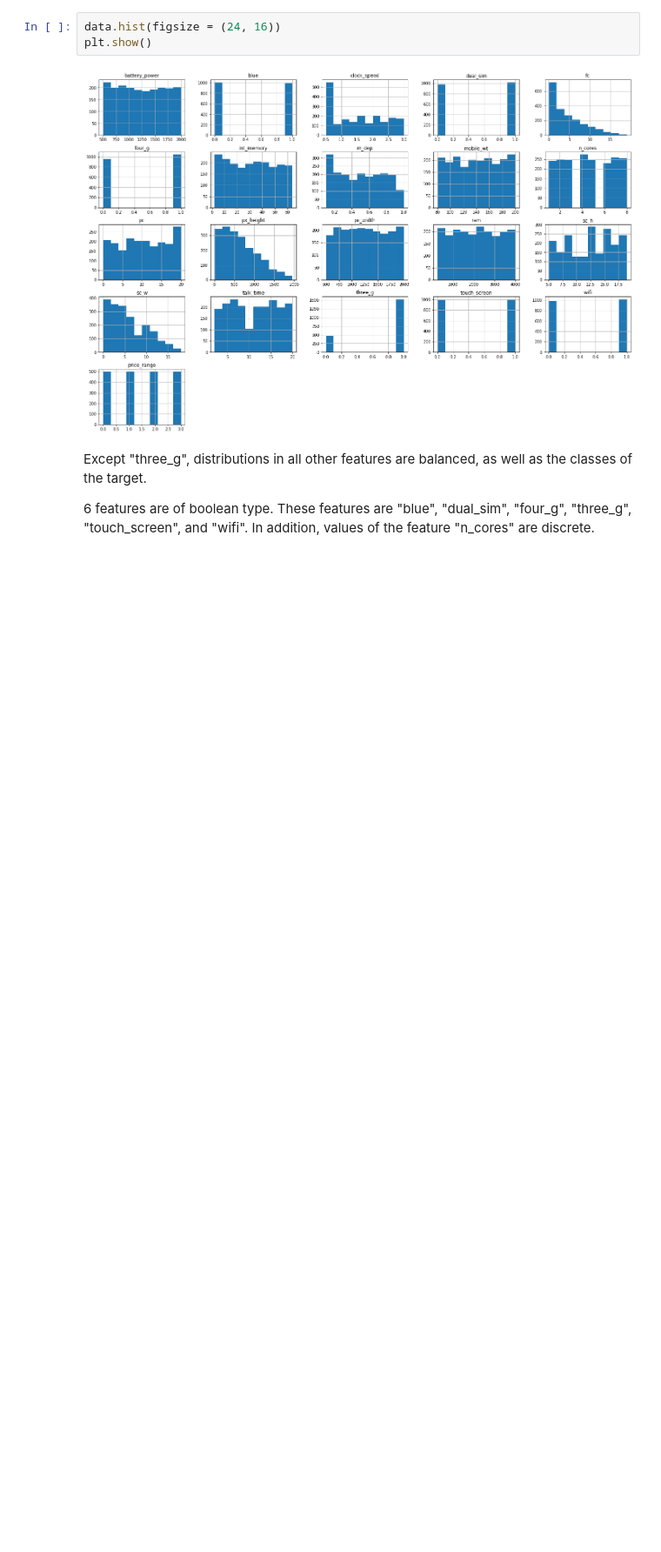
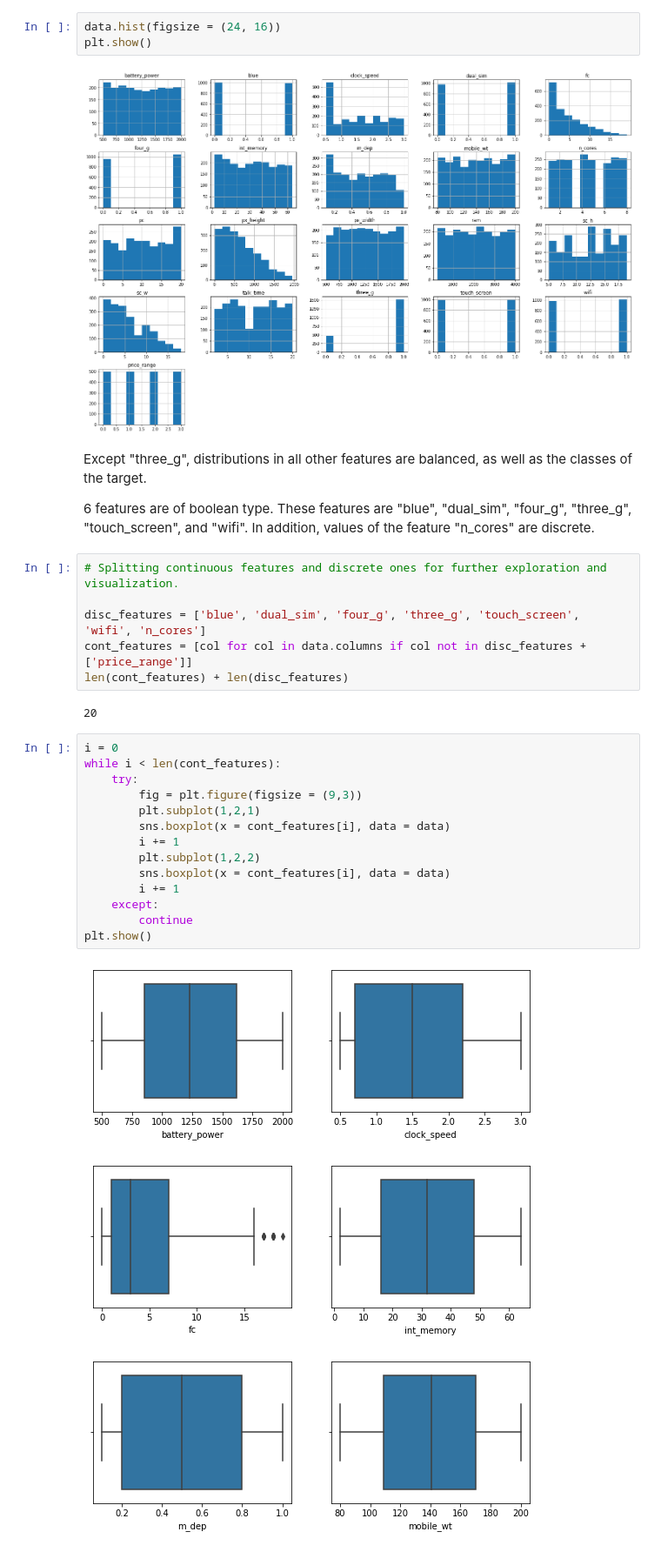
Before and after one commit to thebabycode/ML, a Jupyter notebook: ML_Data_Visualisation.ipynb, the cells around one changed output. Shown at 87% size. Saved outputs shown, nothing was run; the diff lists cells and outputs as text; blank space fills up the shorter version.

```diff
--- a/ML_Data_Visualisation.ipynb
+++ b/ML_Data_Visualisation.ipynb
@@ -123,3 +123,29 @@ plt.show()
 Except "three_g", distributions in all other features are balanced, as well as the classes of the target.
 
 6 features are of boolean type. These features are "blue", "dual_sim", "four_g", "three_g", "touch_screen", and "wifi". In addition, values of the feature "n_cores" are discrete.
+# %%
+# Splitting continuous features and discrete ones for further exploration and visualization.
+
+disc_features = ['blue', 'dual_sim', 'four_g', 'three_g', 'touch_screen', 'wifi', 'n_cores']
+cont_features = [col for col in data.columns if col not in disc_features + ['price_range']]
+len(cont_features) + len(disc_features)
+# %% [output]
+20
+# %%
+i = 0
+while i < len(cont_features):
+    try:
+        fig = plt.figure(figsize = (9,3))
+        plt.subplot(1,2,1)
+        sns.boxplot(x = cont_features[i], data = data)
+        i += 1
+        plt.subplot(1,2,2)
+        sns.boxplot(x = cont_features[i], data = data)
+        i += 1
+    except:
+        continue
+plt.show()
+# %% [output]
+[figure, added]
+[figure, added]
+[figure, added]
```
Also changed, not shown: parts of 6 cells of this notebook.
